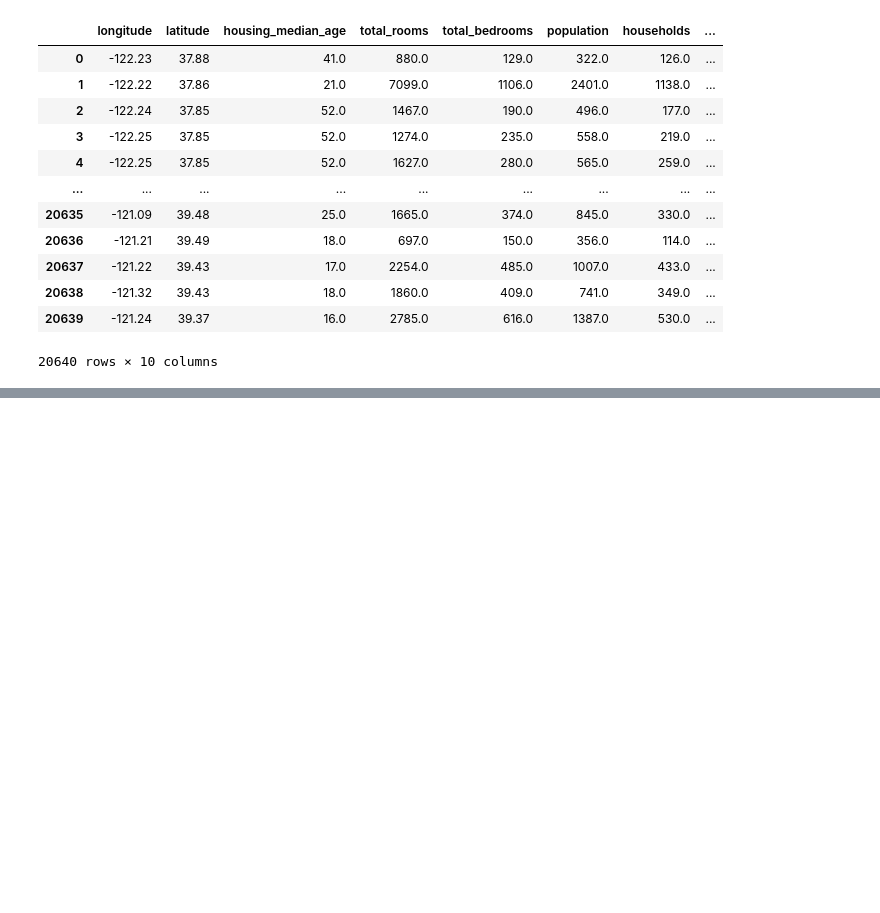
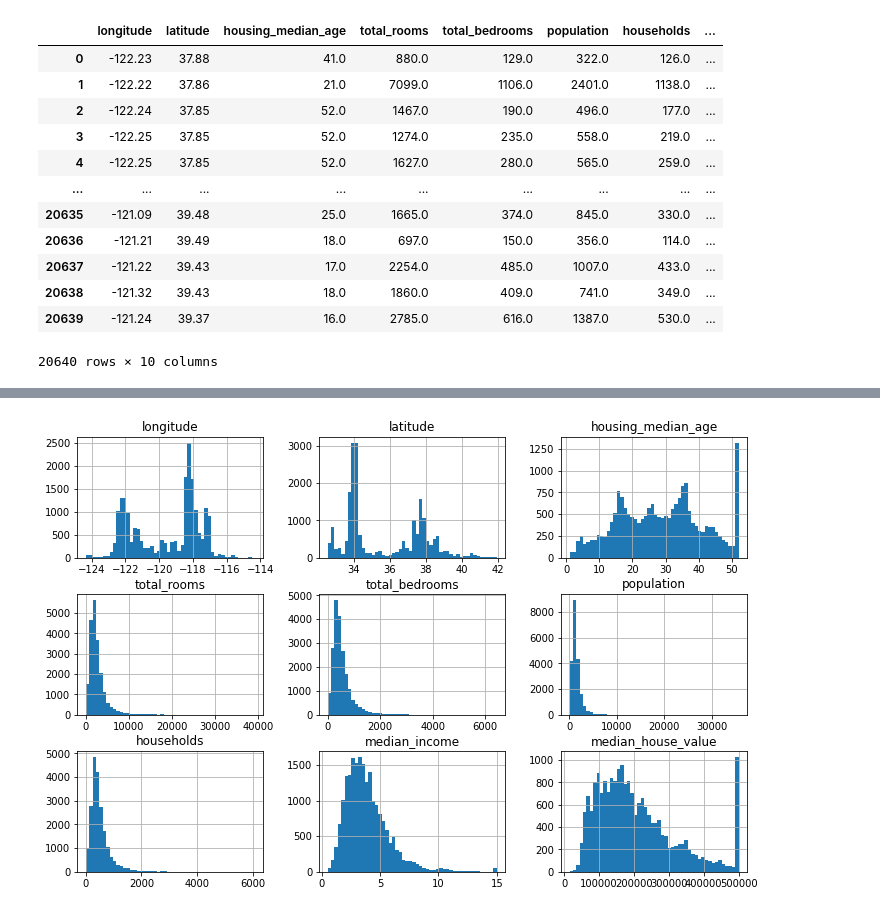
Before and after one commit to mhrezabod/Practice, a Jupyter notebook: basic training/2-reading_csv_from_url_for_changable_dataset/reading_csv_from_url_for_changable_dataset.ipynb, the cells around one changed output, grey strips where cells are left out. Saved outputs shown, nothing was run; the diff lists cells and outputs as text; code cells hidden in the pictures; blank space fills up the shorter version.

```diff
--- a/basic training/2-reading_csv_from_url_for_changable_dataset/reading_csv_from_url_for_changable_dataset.ipynb
+++ b/basic training/2-reading_csv_from_url_for_changable_dataset/reading_csv_from_url_for_changable_dataset.ipynb
@@ -31,0 +73,6 @@ housing
+# %%
+import matplotlib.pyplot as plt
+housing.hist(bins=50, figsize=(12, 8))
+plt.show()
+# %% [output]
+[figure, added]
```
Also changed, not shown: parts of 4 cells of this notebook.
